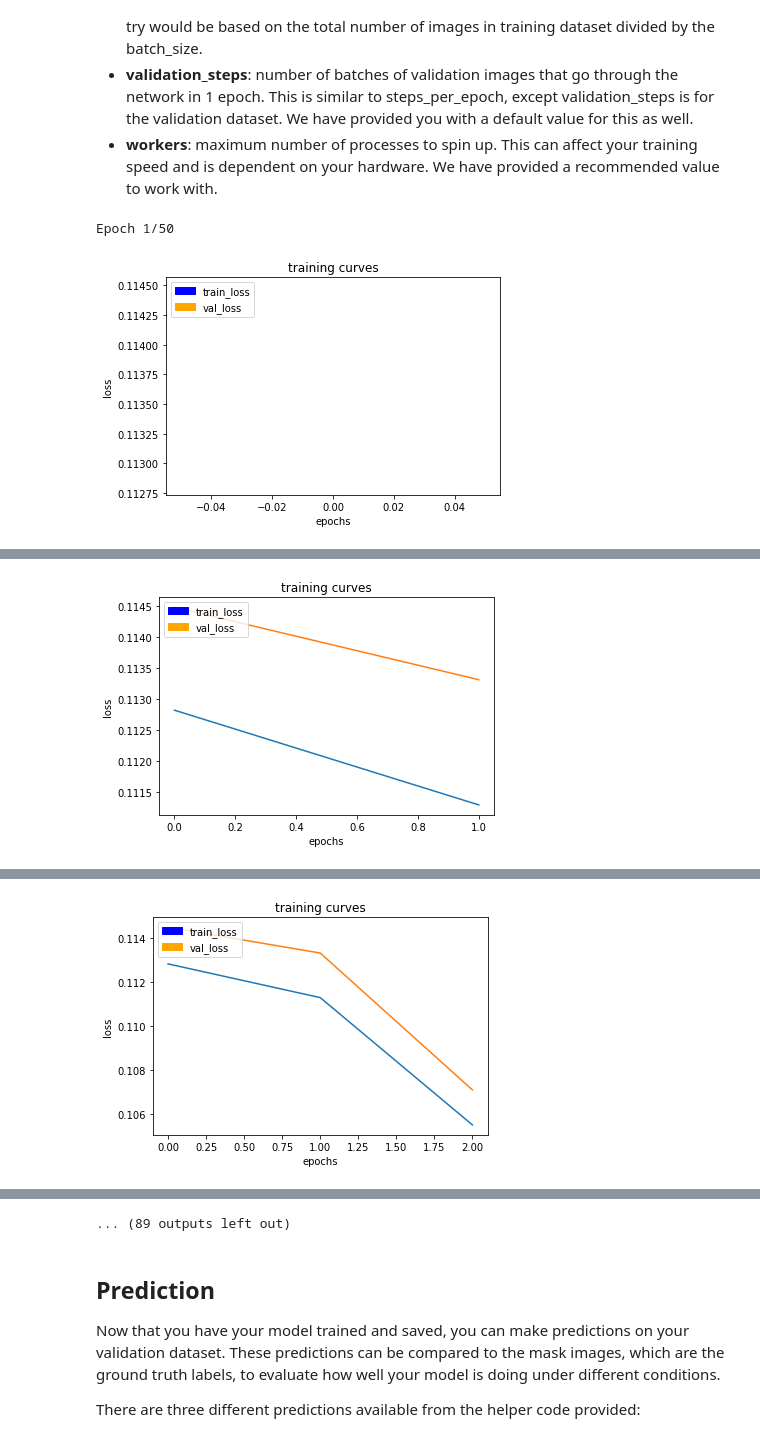
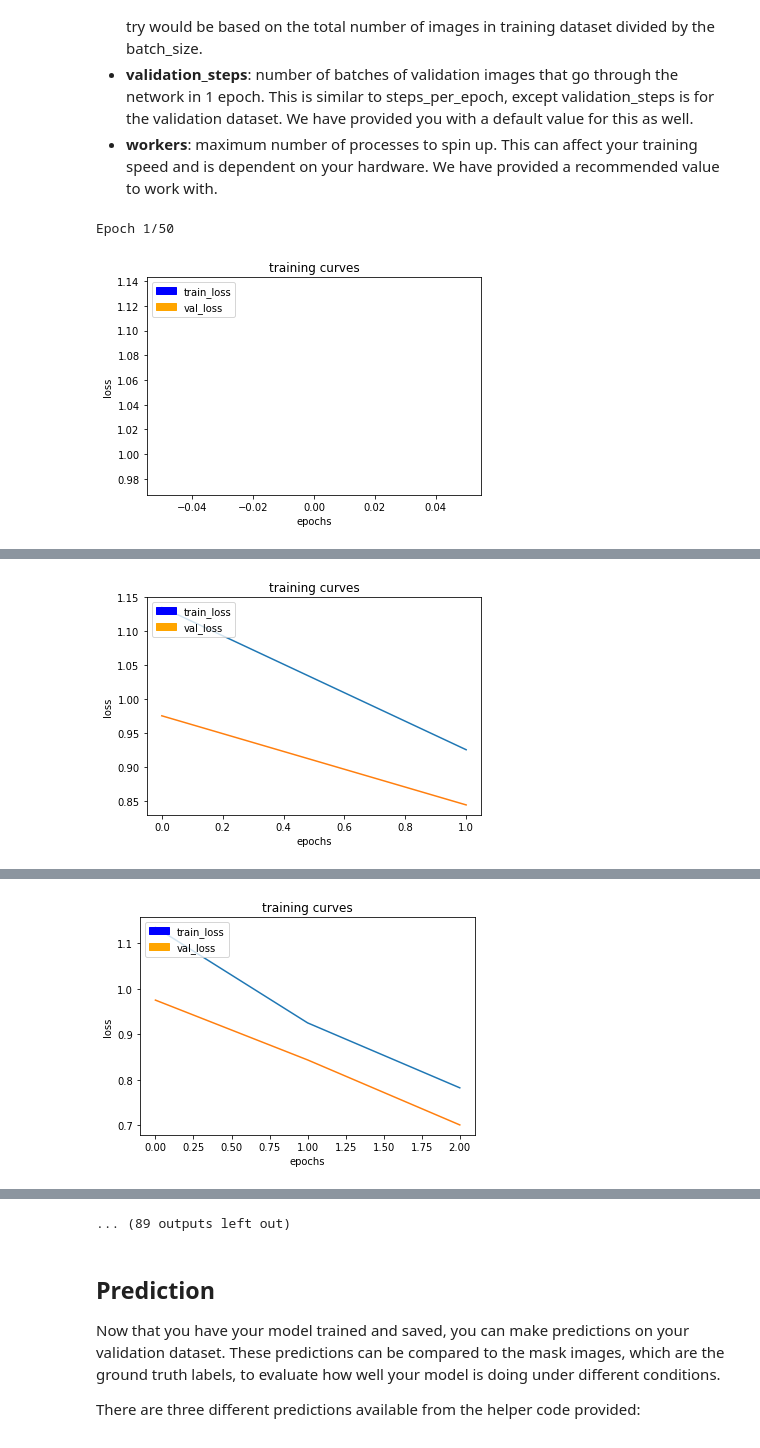
Before and after one commit to kdorsel/RoboND-DeepLearning-Project, a Jupyter notebook: code/model_training.ipynb, the cells around one changed output, grey strips where cells are left out. Cells and saved outputs as stored; diff of their text form; code cells hidden in the pictures.

```diff
--- a/code/model_training.ipynb
+++ b/code/model_training.ipynb
@@ -94,7 +94,7 @@ def decoder_block(small_ip_layer, large_ip_layer, filters):
     cat = layers.concatenate([ups, large_ip_layer])
     # TODO Add some number of separable convolution layers
     output_layer = separable_conv2d_batchnorm(cat, filters)
-    output_layer = separable_conv2d_batchnorm(output_layer, filters)
+    #output_layer = separable_conv2d_batchnorm(output_layer, filters)
     return output_layer
 # %% [markdown]
 ### Model
@@ -110,27 +110,26 @@ def showShape( mlayer, name = '' ) :
     print( name + ' : ', mlayer.get_shape().as_list() )
 
 def fcn_model(inputs, num_classes):
-
     # TODO Add Encoder Blocks.
     # Remember that with each encoder layer, the depth of your model (the number of filters) increases.
-    enc1 = encoder_block(inputs, 8, 2)
-    showShape(enc1, 'enc1')
-    enc2 = encoder_block(enc1, 16, 2)
-    showShape(enc2, 'enc2')
-    enc3 = encoder_block(enc2, 32, 2)
-    showShape(enc3, 'enc2')
-    pool1 = layers.MaxPooling2D()(enc1)
+    enc1 = encoder_block(inputs, 70, 2)
+    #enc1 = encoder_block(enc1, 20, 1)
+    #pool1 = layers.MaxPooling2D()(enc1)
+
+    enc2 = encoder_block(enc1, 70, 2)
+    #enc3 = encoder_block(enc2, 32, 2)
+    #pool2 = layers.MaxPooling2D()(enc2)
 
     # TODO Add 1x1 Convolution layer using conv2d_batchnorm().
-    conv = conv2d_batchnorm(inputs, 32, kernel_size=1)
+    conv = conv2d_batchnorm(inputs, 3, kernel_size=1)
+    #conv = layers.Dropout(0.8)(conv)
     showShape(conv, 'conv')
 
     # TODO: Add the same number of Decoder Blocks as the number of Encoder Blocks
-    x = decoder_block(enc3, pool1, 16)
-    x = layers.concatenate([x, enc2])
-    #showShape(enc1, 'dec1')
-    x = decoder_block(x, enc1, 8)
-    x = decoder_block(x, conv, 4)
+    #x = layers.concatenate([enc3, pool2])
+    #x = decoder_block(x, layers.concatenate([enc2, pool1]), 32)
+    x = decoder_block(enc2, enc1, 70)
+    x = decoder_block(x, conv, 70)
 
     # The function returns the output layer of your model. "x" is the final layer obtained from the last decoder_block()
     return layers.Conv2D(num_classes, 1, activation='softmax', padding='same')(x)
@@ -169,8 +165,8 @@ learning_rate = 0.0005
 batch_size = 128
 num_epochs = 50
 decay_rate = learning_rate / num_epochs / 4
-steps_per_epoch = 20
-validation_steps = 5
+steps_per_epoch = 30
+validation_steps = 7
 workers = 2
 # %%
 """
@@ -180,33 +176,33 @@ DON'T MODIFY ANYTHING IN THIS CELL THAT IS BELOW THIS LINE
 from workspace_utils import active_session
 # Keeping Your Session Active
 with active_session():
     # Define the Keras model and compile it for training
-    #model = models.Model(inputs=inputs, outputs=output_layer)
+    model = models.Model(inputs=inputs, outputs=output_layer)
 
-    #model.compile(optimizer=keras.optimizers.Adam(lr=learning_rate, decay=decay_rate), loss='categorical_crossentropy')
+    model.compile(optimizer=keras.optimizers.Adam(lr=learning_rate, decay=decay_rate), loss='categorical_crossentropy')
 
     # Data iterators for loading the training and validation data
     train_iter = data_iterator.BatchIteratorSimple(batch_size=batch_size,
                                                    data_folder=os.path.join('..', 'data', 'train'),
                                                    image_shape=image_shape,
                                                    shift_aug=True)
 
     val_iter = data_iterator.BatchIteratorSimple(batch_size=batch_size,
                                                  data_folder=os.path.join('..', 'data', 'validation'),
                                                  image_shape=image_shape)
 
     callbacks = []
     callbacks.append(plotting_tools.LoggerPlotter())
     callbacks.append(EarlyStopping(monitor='val_loss', patience=10))
     callbacks.append(ReduceLROnPlateau(monitor='val_loss', factor=0.3, patience=3, verbose=1))
 
     model.fit_generator(train_iter,
                         steps_per_epoch = steps_per_epoch, # the number of batches per epoch,
                         epochs = num_epochs, # the number of epochs to train for,
                         validation_data = val_iter, # validation iterator
                         validation_steps = validation_steps, # the number of batches to validate on
                         callbacks=callbacks,
                         workers = workers)
 # %% [output]
 Epoch 1/50
-[figure, old version]
+[figure, new version]
@@ -214,2 +210,2 @@ Epoch 1/50
 Epoch 2/50
-[figure, old version]
+[figure, new version]
@@ -217,2 +213,2 @@ Epoch 2/50
 Epoch 3/50
-[figure, old version]
+[figure, new version]
```
Also changed, not shown: parts of 11 cells of this notebook, 2 other files.
